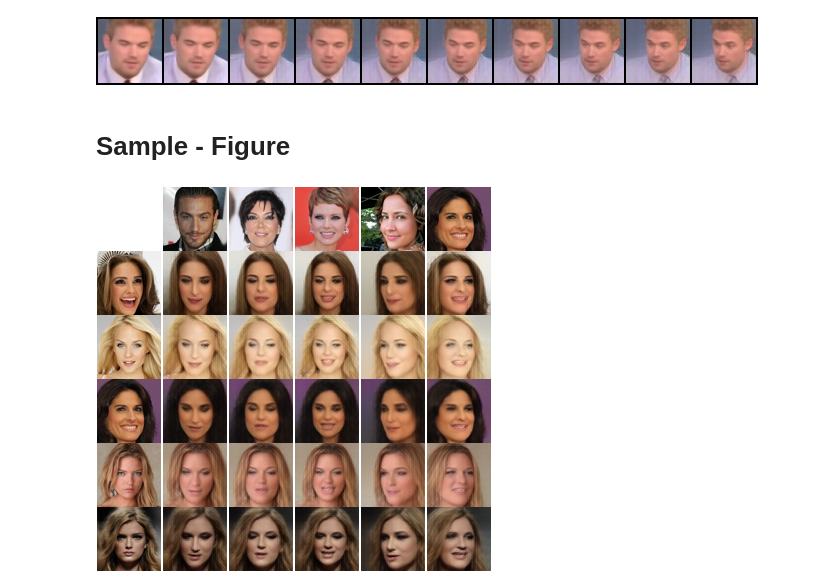
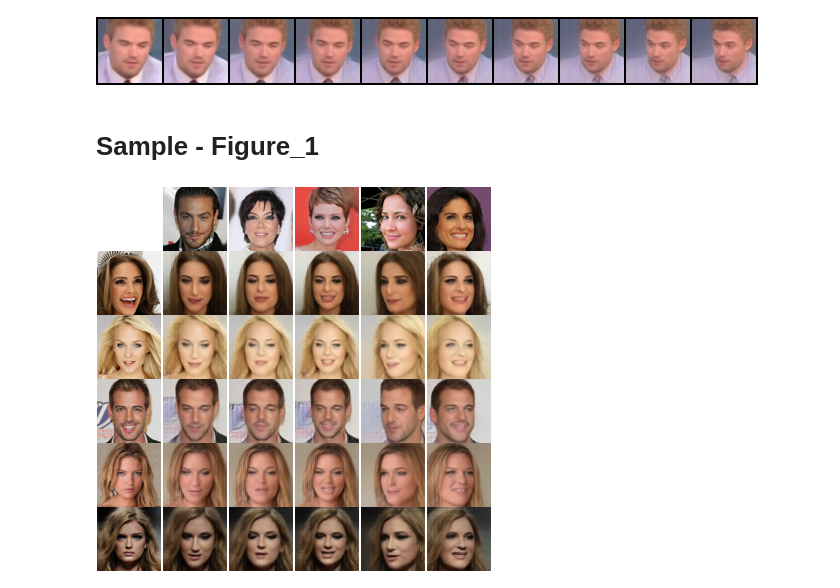
Before and after one commit to dajinstory/pose-guided-flow, a Jupyter notebook: demo/demo.ipynb, the cells around one changed output. Cells and saved outputs as stored; diff of their text form; code cells hidden in the pictures.

```diff
--- a/demo/demo.ipynb
+++ b/demo/demo.ipynb
@@ -180,7 +180,7 @@ sample_grid(torch.cat(frames, dim=0), n_frames+1)
 # %% [output]
 [figure]
 # %% [markdown]
-# Sample - Figure
+# Sample - Figure_1
 # %%
 def sample_figure(im_s, im_t):
     # Get LDMK
@@ -203,15 +203,3 @@ def sample_figure(im_s, im_t):
     im_rec = torch.clamp(im_rec, 0, 1)
 
     return im_rec
-# %%
-gens = []
-gens.append(torch.ones((1,3,64,64)).cuda())
-for t_idx in [31,32,34,3,4]:
-    im_t = tt(Image.open('/home/dajinhan/nas_dajinhan/datasets/CelebAHQ/resized64x64/%.5d.png'%(t_idx))).reshape(1,3,64,64).cuda()
-    gens.append(im_t)
-for s_idx in  [1,2,4,6,9]:
-    im_s = tt(Image.open('/home/dajinhan/nas_dajinhan/datasets/CelebAHQ/resized64x64/%.5d.png'%(s_idx))).reshape(1,3,64,64).cuda()
-    gens.append(im_s)
-    for t_idx in [31,32,34,3,4]:
-        im_t = tt(Image.open('/home/dajinhan/nas_dajinhan/datasets/CelebAHQ/resized64x64/%.5d.png'%(t_idx))).reshape(1,3,64,64).cuda()
-        gens.append(sample_figure(im_s, im_t))
@@ -220,4 +206,17 @@ gens2 = [F.pad(gg, (1,1), mode='constant', value=1) for gg in gens]
 # %%
+gens = []
+gens.append(torch.ones((1,3,64,64)).cuda())
+for t_idx in [31,32,34,3,4]:
+    im_t = tt(Image.open('/home/dajinhan/nas_dajinhan/datasets/CelebAHQ/resized64x64/%.5d.png'%(t_idx))).reshape(1,3,64,64).cuda()
+    gens.append(im_t)
+for s_idx in  [1,2,40,6,9]:
+    im_s = tt(Image.open('/home/dajinhan/nas_dajinhan/datasets/CelebAHQ/resized64x64/%.5d.png'%(s_idx))).reshape(1,3,64,64).cuda()
+    gens.append(im_s)
+    for t_idx in [31,32,34,3,4]:
+        im_t = tt(Image.open('/home/dajinhan/nas_dajinhan/datasets/CelebAHQ/resized64x64/%.5d.png'%(t_idx))).reshape(1,3,64,64).cuda()
+        gens.append(sample_figure(im_s, im_t))
+
+gens2 = [F.pad(gg, (1,1), mode='constant', value=1) for gg in gens]
 sample_grid(torch.cat(gens2, dim=0), 6, padding=0)
 # %% [output]
-[figure, old version]
+[figure, new version]
```
Also changed, not shown: parts of 6 cells of this notebook, 1 other file.
